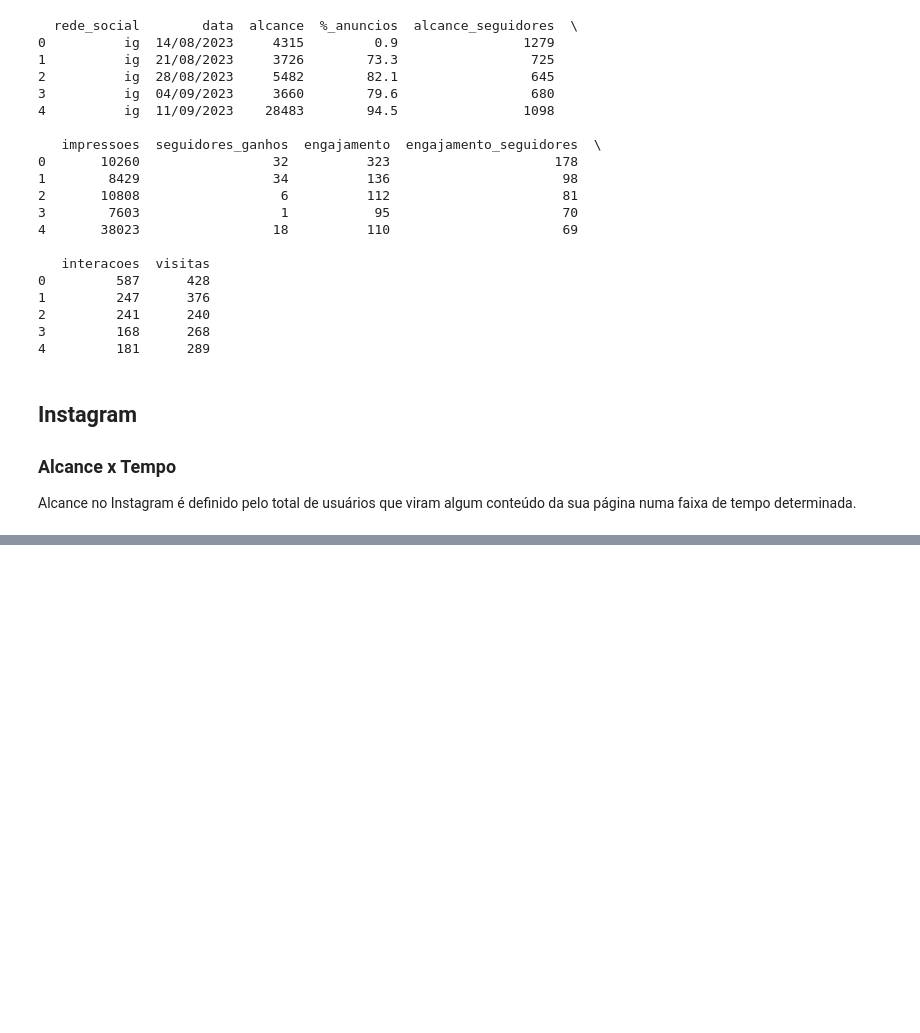
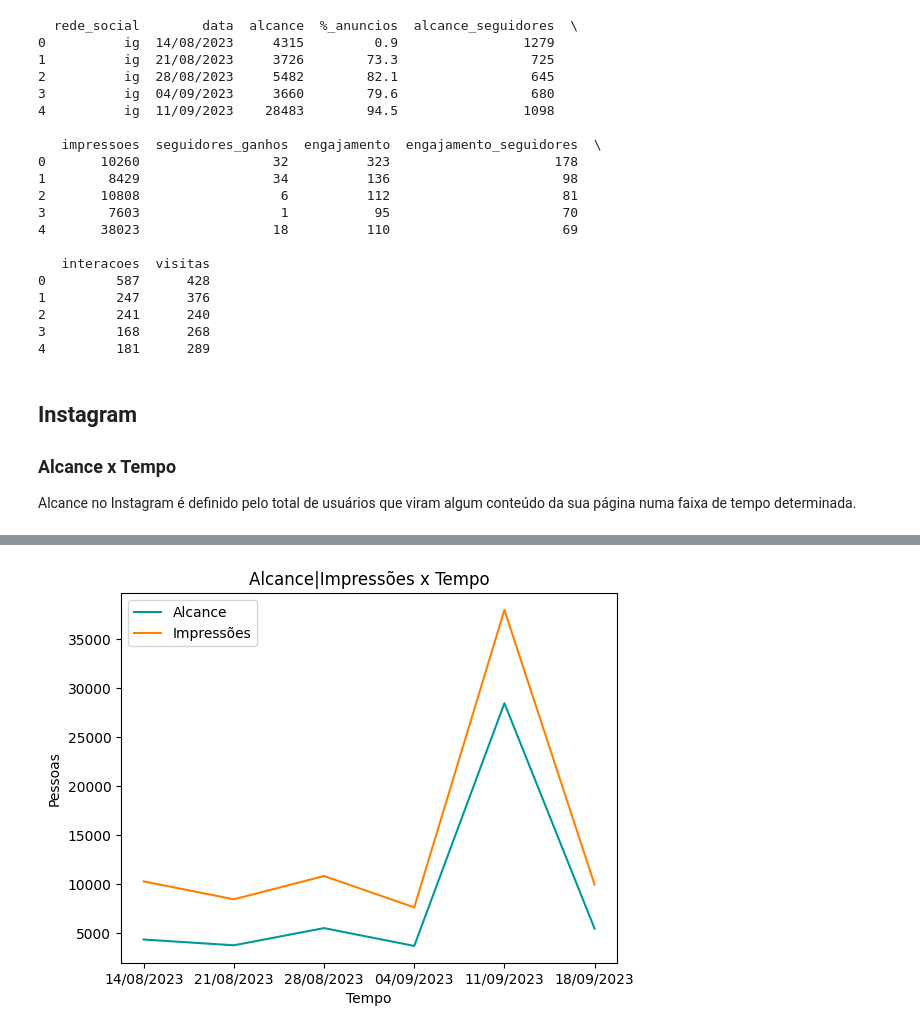
Before and after one commit to raphael-ss/social-media-analysis, a Jupyter notebook: social-media-nb.ipynb, the cells around one changed output, grey strips where cells are left out. Cells and saved outputs as stored; diff of their text form; code cells hidden in the pictures; blank space fills up the shorter version.

```diff
--- a/social-media-nb.ipynb
+++ b/social-media-nb.ipynb
@@ -70,0 +111,14 @@ O alcance médio dos não seguidores é 7628.5
+# %%
+impressoes = df.impressoes
+alcance = df.alcance
+tempo = df.data
+
+plt.plot(tempo, alcance, color="#009999")
+plt.plot(tempo, impressoes, color="#FF8000")
+plt.title('Alcance|Impressões x Tempo')
+plt.xlabel('Tempo')
+plt.ylabel('Pessoas')
+plt.legend(['Alcance', 'Impressões'])
+plt.show()
+# %% [output]
+[figure, added]
```
Also changed, not shown: parts of 9 cells of this notebook.
